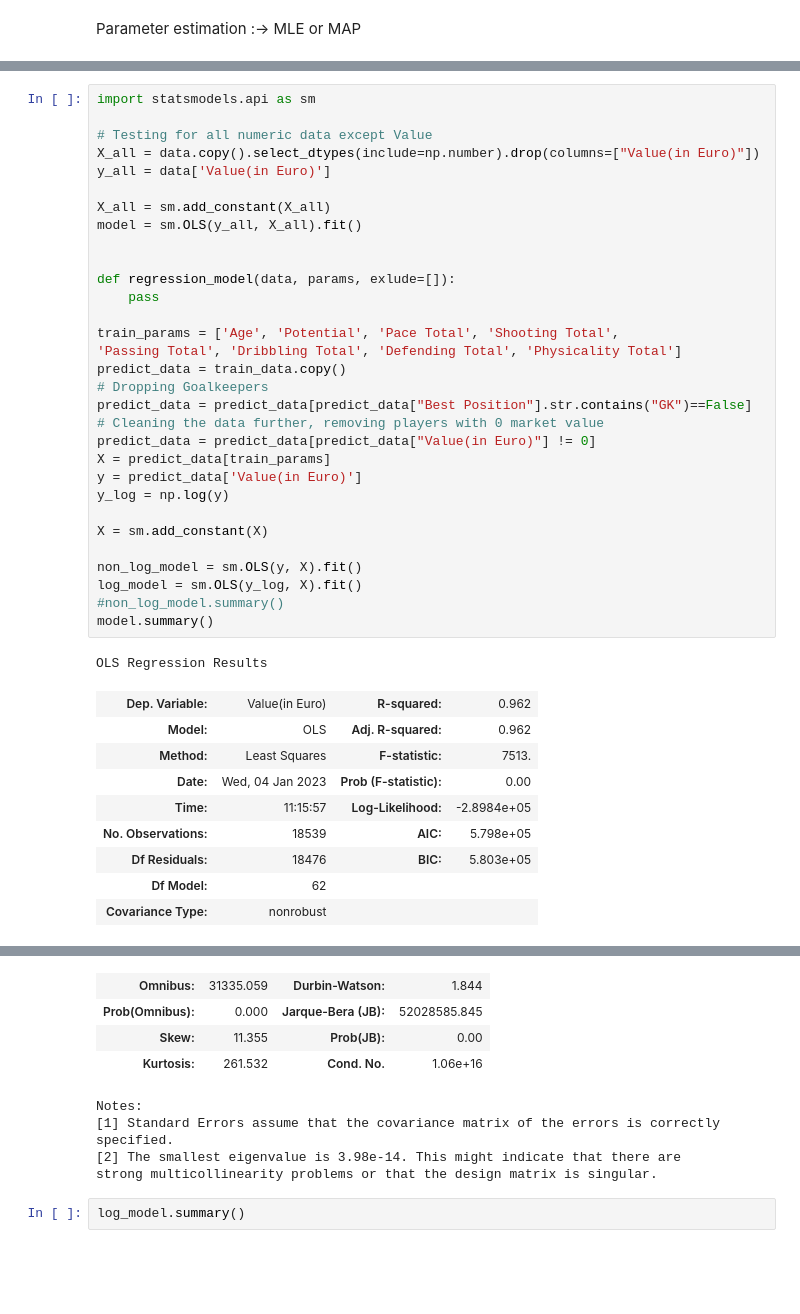
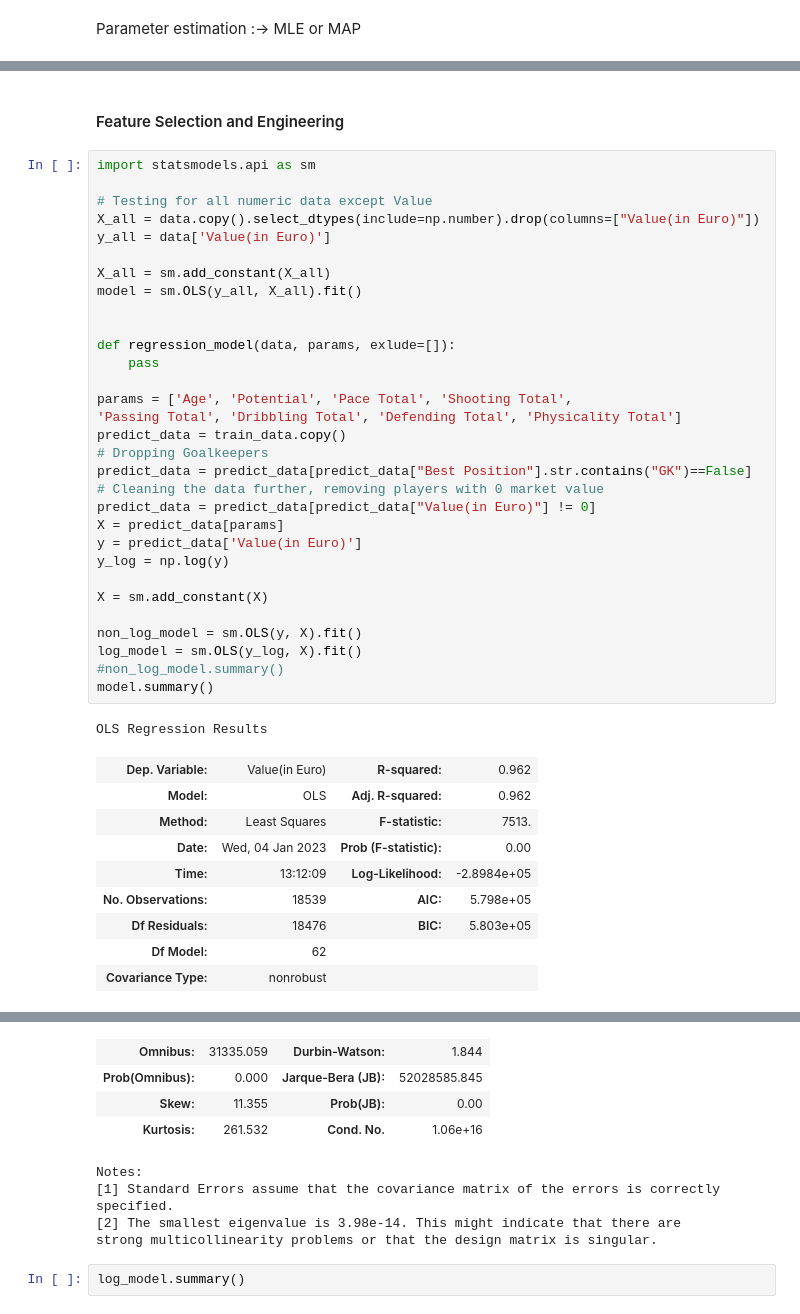
Before and after one commit to ValterMiari/Stats, a Jupyter notebook: Project/project_fifa.ipynb, the cells around one changed output, grey strips where cells are left out. Cells and saved outputs as stored; diff of their text form; blank space fills up the shorter version.

```diff
--- a/Project/project_fifa.ipynb
+++ b/Project/project_fifa.ipynb
@@ -405,3 +412,5 @@ Models to use: OLS regression -> some other regression model
+# %% [markdown]
+#### Feature Selection and Engineering
 # %%
 import statsmodels.api as sm
 
@@ -410,36 +419,36 @@ X_all = data.copy().select_dtypes(include=np.number).drop(columns=["Value(in Eur
 y_all = data['Value(in Euro)']
 
 X_all = sm.add_constant(X_all)
 model = sm.OLS(y_all, X_all).fit()
 
 
 def regression_model(data, params, exlude=[]):
     pass
 
-train_params = ['Age', 'Potential', 'Pace Total', 'Shooting Total',
+params = ['Age', 'Potential', 'Pace Total', 'Shooting Total',
 'Passing Total', 'Dribbling Total', 'Defending Total', 'Physicality Total']
 predict_data = train_data.copy()
 # Dropping Goalkeepers
 predict_data = predict_data[predict_data["Best Position"].str.contains("GK")==False]
 # Cleaning the data further, removing players with 0 market value
 predict_data = predict_data[predict_data["Value(in Euro)"] != 0]
-X = predict_data[train_params]
+X = predict_data[params]
 y = predict_data['Value(in Euro)']
 y_log = np.log(y)
 
 X = sm.add_constant(X)
 
 non_log_model = sm.OLS(y, X).fit()
 log_model = sm.OLS(y_log, X).fit()
 #non_log_model.summary()
 model.summary()
 # %% [output]
 OLS Regression Results
 | Dep. Variable: | Value(in Euro) | R-squared: | 0.962 |
 | Model: | OLS | Adj. R-squared: | 0.962 |
 | Method: | Least Squares | F-statistic: | 7513. |
 | Date: | Wed, 04 Jan 2023 | Prob (F-statistic): | 0.00 |
-| Time: | 11:15:57 | Log-Likelihood: | -2.8984e+05 |
+| Time: | 13:12:09 | Log-Likelihood: | -2.8984e+05 |
 | No. Observations: | 18539 | AIC: | 5.798e+05 |
 | Df Residuals: | 18476 | BIC: | 5.803e+05 |
 | Df Model: | 62 |  |  |
```
Also changed, not shown: parts of 7 cells of this notebook.
